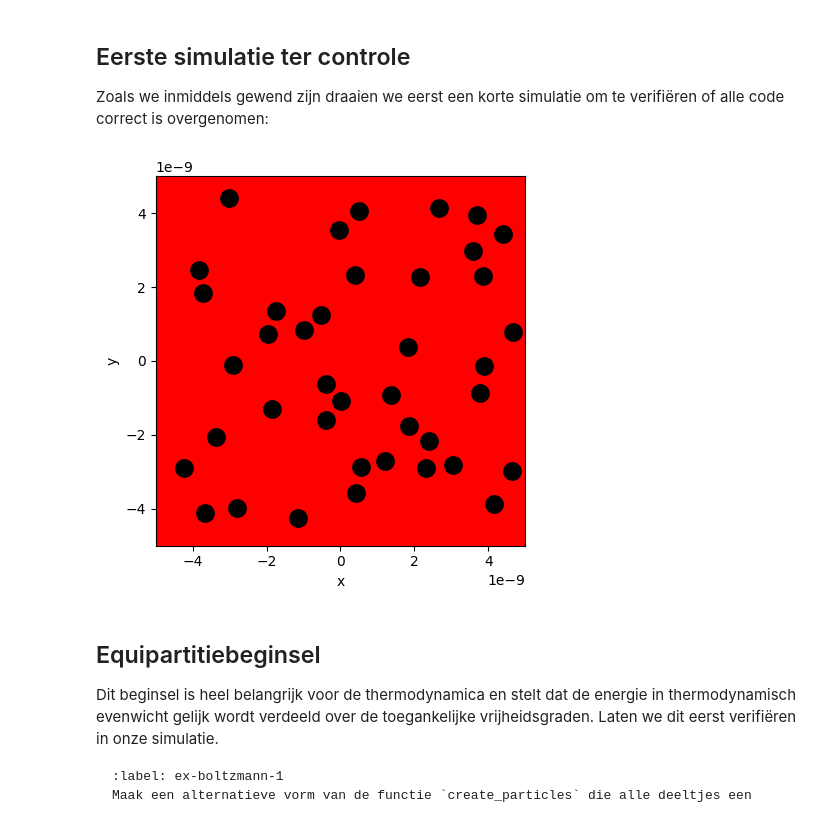
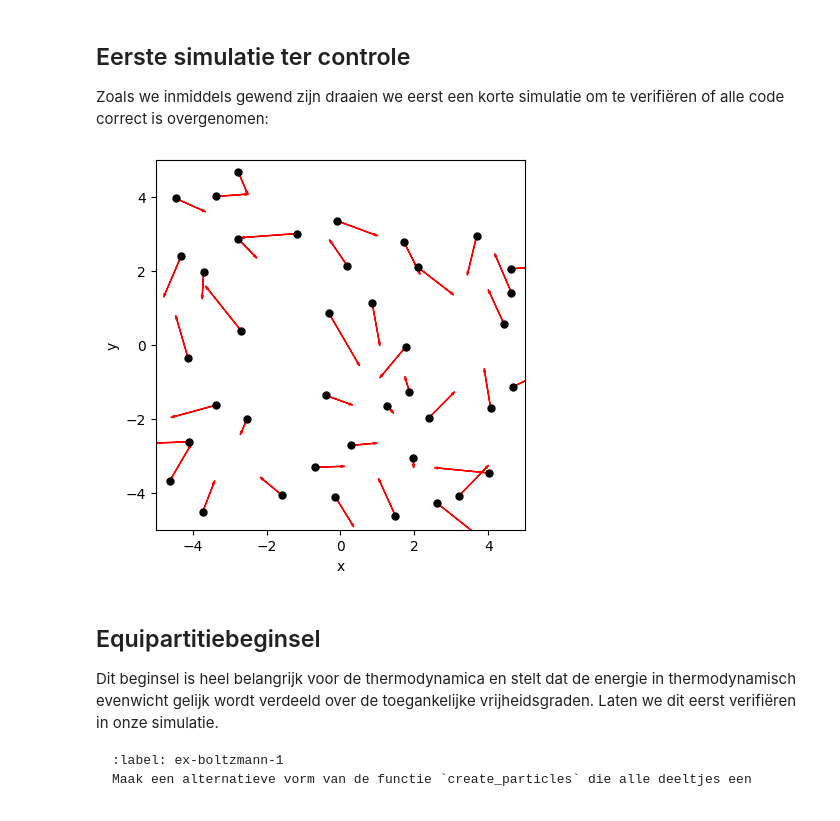
Before and after one commit to ChrisPfeifferTU/49, a Jupyter notebook: Content/PySim/6_boltzmann.ipynb, the cells around one changed output. Saved outputs shown, nothing was run; the diff lists cells and outputs as text; code cells hidden in the pictures.

```diff
--- a/Content/PySim/6_boltzmann.ipynb
+++ b/Content/PySim/6_boltzmann.ipynb
@@ -23,11 +23,11 @@ import matplotlib.pyplot as plt
 from matplotlib.animation import FuncAnimation
 from scipy.optimize import curve_fit
 
-BOX_SIZE_0 = 10e-9 #m           # Hoogte en breedte startvolume (in vul je gekozen eenheid in)
+BOX_SIZE_0 = 10 #m           # Hoogte en breedte startvolume (in vul je gekozen eenheid in)
 N = 40                          # Aantal deeltjes
-V_0 = 410 #m/s                  # Startsnelheid van deeltjes (vul je gekozen eenheid in)
-RADIUS = 0.3e-9 #m              # Straal van moleculen (vul je gekozen eenheid in)
-DT = 1e-13 #s                   # Tijdstap om geen botsing te missen
+V_0 = 1 #m/s                  # Startsnelheid van deeltjes (vul je gekozen eenheid in)
+RADIUS = 0.3 #m              # Straal van moleculen (vul je gekozen eenheid in)
+DT = 0.1 * RADIUS / V_0 #s                   # Tijdstap om geen botsing te missen
 
 #your code/answer
 # %% [markdown]
@@ -122,23 +122,23 @@ Zoals we inmiddels gewend zijn draaien we eerst een korte simulatie om te verifi
 # %%
 particles = []
 create_particles(particles)
 for i in range(100):
     take_time_step(particles)
 
 plt.figure()
 plt.xlabel('x')
 plt.ylabel('y')
 plt.gca().set_aspect('equal')
 plt.xlim(-BOX_SIZE_0/2, BOX_SIZE_0/2)
 plt.ylim(-BOX_SIZE_0/2, BOX_SIZE_0/2)
 
 for p in particles:
-    plt.plot(p.r[0], p.r[1], 'k.', ms=25)
+    plt.plot(p.r[0], p.r[1], 'k.', ms=10)
     plt.arrow(p.r[0], p.r[1], p.v[0], p.v[1],
               head_width=0.05, head_length=0.1, color='red')
 plt.show()
 # %% [output]
-[figure, old version]
+[figure, new version]
 # %% [markdown]
 ## Equipartitiebeginsel
 
```
Also changed, not shown: parts of 5 cells of this notebook.
